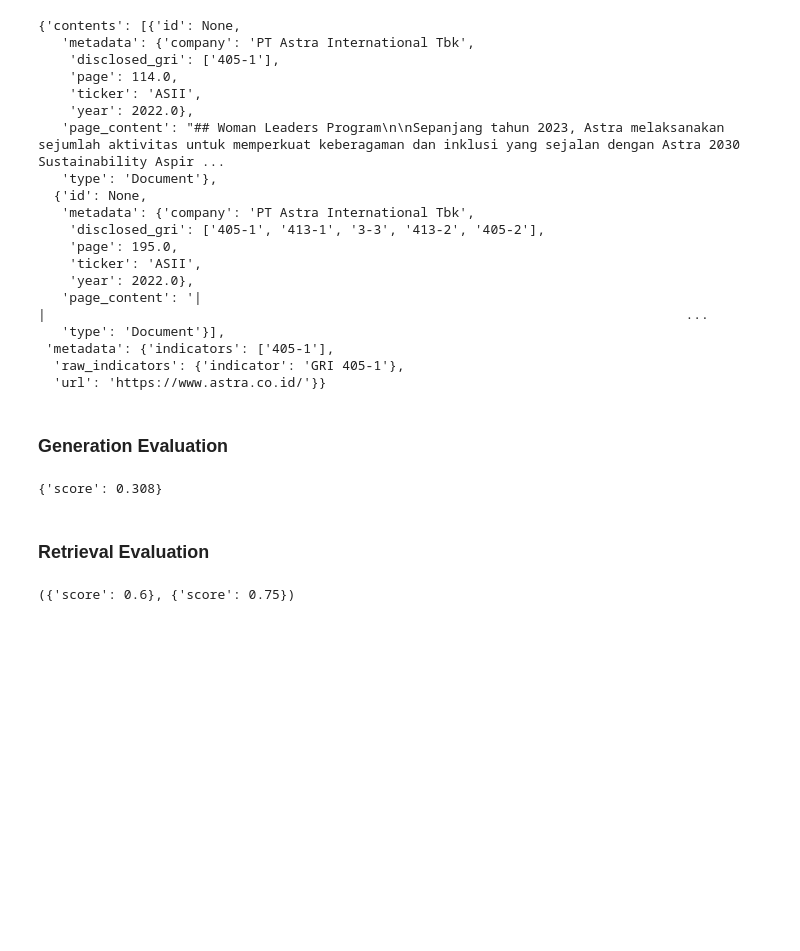
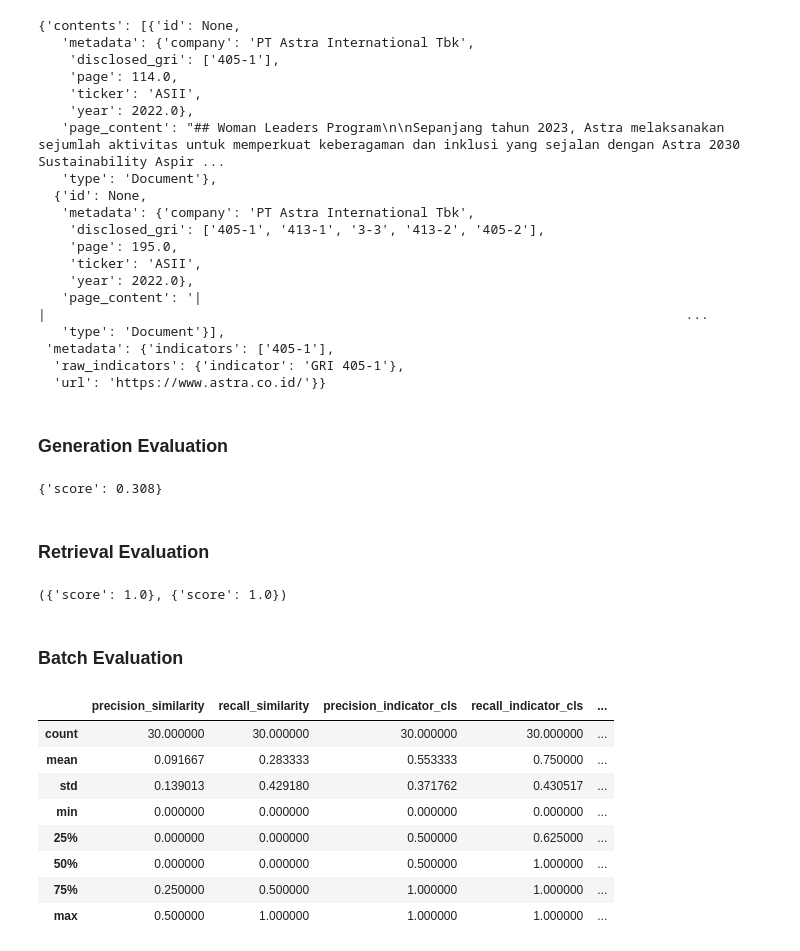
Before and after one commit to maulairfani/astra-chatesg-fastapi, a Jupyter notebook: testing.ipynb, the cells around one changed output. Saved outputs shown, nothing was run; the diff lists cells and outputs as text; code cells hidden in the pictures; blank space fills up the shorter version.

Commit message:
new: add batch evaluation

```diff
--- a/testing.ipynb
+++ b/testing.ipynb
@@ -28,10 +31,9 @@ chat_payload = {
     # "model": 'climategpt-13b',
     # "bsid": "7f79f395c3564549be52",
     "retriever": 'similarity',
-    "top_k": 1,
+    "top_k": 4,
     "inputs": [
-        # {"type": "text", "role": "user", "content": "sebutkan nama presiden komisaris dari perusahaan"}
-        {"type": "text", "role": "user", "content": "berapa jumlah karyawan berdasarkan gender?"}
+        {"type": "text", "role": "user", "content": "sebutkan nama presiden komisaris dari perusahaan"}
     ]
 }
 
@@ -213,8 +217,8 @@ headers = {
 }
 
 payload = {
-    "retrieved_contexts": [1,2,3,4,5],
-    "reference_contexts": [2,3,4,6],
+    "retrieved_contexts": [],
+    "reference_contexts": [],
 }
 
 response = requests.post(f"{base_url}/api/v1/eval/precision_metric", headers=headers, data=json.dumps(payload))
@@ -225,4 +229,16 @@ recall = json.loads(response.content.decode('utf-8'))
 
 precision, recall
 # %% [output]
-({'score': 0.6}, {'score': 0.75})
+({'score': 1.0}, {'score': 1.0})
+# %% [markdown]
+### Batch Evaluation
+# %%
+data = pd.read_excel("data/Test Data v2.xlsx")
+data['Pages'] = data['Pages'].apply(lambda x: ast.literal_eval(x))
+
+data = data.sample(30)
+
+headers = {
+    "Content-Type": "application/json",
+    "test-uid": TEST_UID
+}
@@ -228,0 +392,21 @@ precision, recall
+# %%
+# Proses data
+processed_data = process_data(data)
+
+# # Tampilkan DataFrame yang telah diproses
+# print(processed_data)
+
+# # Simpan DataFrame ke CSV
+# save_metrics(processed_data, "processed_data_with_metrics.csv")
+# %%
+processed_data.describe()
+# %% [output]
+|  | precision_similarity | recall_similarity | precision_indicator_cls | recall_indicator_cls | ... |
+| count | 30.000000 | 30.000000 | 30.000000 | 30.000000 | ... |
+| mean | 0.091667 | 0.283333 | 0.553333 | 0.750000 | ... |
+| std | 0.139013 | 0.429180 | 0.371762 | 0.430517 | ... |
+| min | 0.000000 | 0.000000 | 0.000000 | 0.000000 | ... |
+| 25% | 0.000000 | 0.000000 | 0.500000 | 0.625000 | ... |
+| 50% | 0.000000 | 0.000000 | 0.500000 | 1.000000 | ... |
+| 75% | 0.250000 | 0.500000 | 1.000000 | 1.000000 | ... |
+| max | 0.500000 | 1.000000 | 1.000000 | 1.000000 | ... |
```
Also changed, not shown: parts of 4 cells of this notebook, 6 other files.
